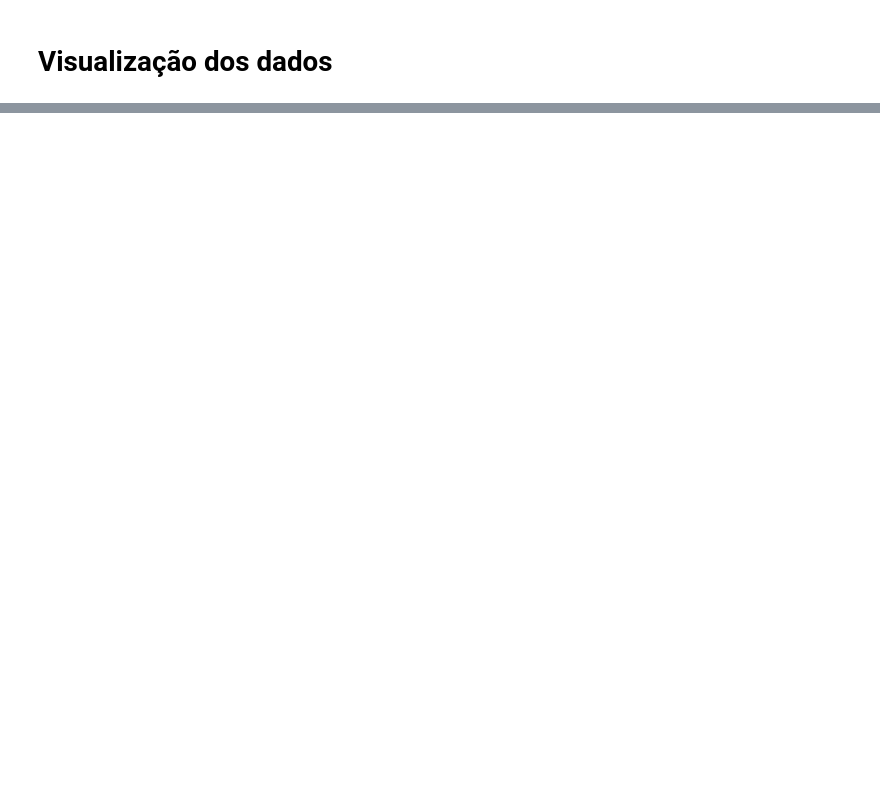
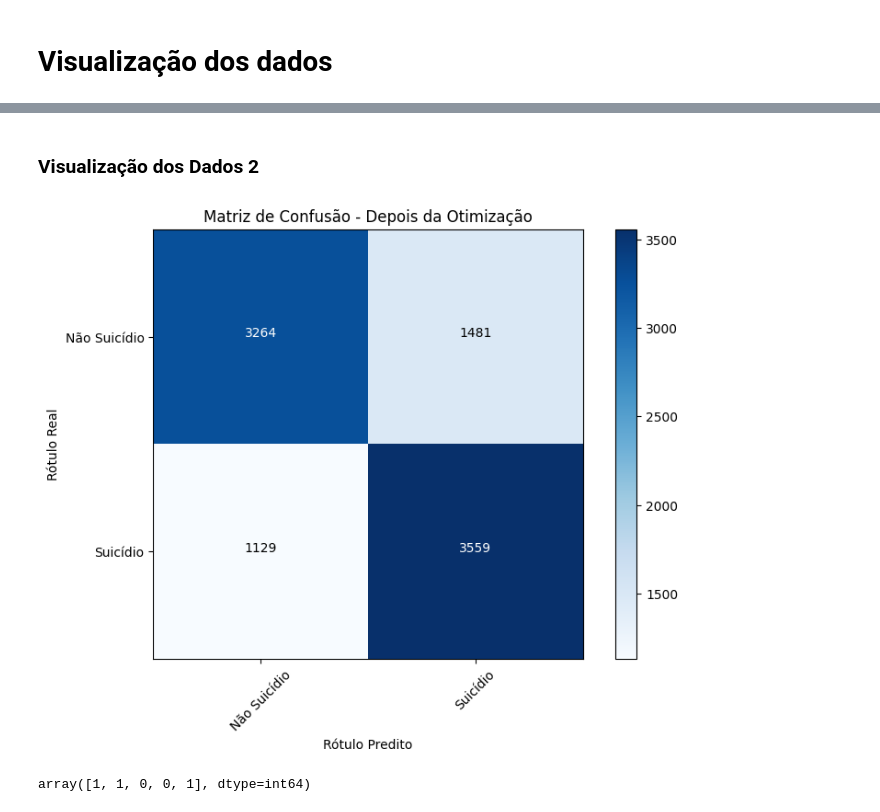
Before and after one commit to dougAlvs/apoio-a-vida, a Jupyter notebook: notebooks/random_forest.ipynb, the cells around one changed output, grey strips where cells are left out. Drawn from its saved outputs; the diff is of its cells as text; code cells hidden in the pictures; blank space fills up the shorter version.

Commit message:
feat: validação cruzada no Random Forest

```diff
--- a/notebooks/random_forest.ipynb
+++ b/notebooks/random_forest.ipynb
@@ -112,0 +135,5 @@ array([1, 1, 0, 0], dtype=int64)
+# %%
+param_grid = {
+    'n_estimators': [50, 100, 200],
+    'max_depth': [None, 10, 20]
+}
@@ -112,0 +144,8 @@ array([1, 1, 0, 0], dtype=int64)
+# %%
+grid_search = GridSearchCV(estimator=RandomForestClassifier(random_state=0),
+                           param_grid=param_grid,
+                           scoring='accuracy',
+                           cv=5,
+                           n_jobs=-1)
+
+grid_search.fit(X_train, y_train)
@@ -112,0 +163,7 @@ array([1, 1, 0, 0], dtype=int64)
+# %%
+best_model = grid_search.best_estimator_
+y_pred = best_model.predict(X_test)
+
+print("Melhores Parâmetros:", grid_search.best_params_)
+print("Relatório de Classificação:\n", classification_report(y_test, y_pred))
+print("Matriz de Confusão:\n", confusion_matrix(y_test, y_pred))
@@ -112,0 +185,53 @@ array([1, 1, 0, 0], dtype=int64)
+# %% [markdown]
+### Visualização dos Dados 2
+# %%
+# Calcular a matriz de confusão
+cm = confusion_matrix(y_test, y_pred)
+
+# Plotar a matriz de confusão
+plt.figure(figsize=(8, 6))
+plt.imshow(cm, interpolation='nearest', cmap=plt.cm.Blues)
+plt.title('Matriz de Confusão - Depois da Otimização')
+plt.colorbar()
+tick_marks = np.arange(len(['Não Suicídio', 'Suicídio']))
+plt.xticks(tick_marks, ['Não Suicídio', 'Suicídio'], rotation=45)
+plt.yticks(tick_marks, ['Não Suicídio', 'Suicídio'])
+plt.tight_layout()
+plt.ylabel('Rótulo Real')
+plt.xlabel('Rótulo Predito')
+
+# Adicionar os valores nas células da matriz
+thresh = cm.max() / 2.
+for i, j in itertools.product(range(cm.shape[0]), range(cm.shape[1])):
+    plt.text(j, i, format(cm[i, j], 'd'),
+             horizontalalignment="center",
+             color="white" if cm[i, j] > thresh else "black")
+
+plt.show()
+# %% [output]
+[figure, added]
+# %%
+# Adicionando mais exemplos de teste ao DataFrame
+teste = pd.DataFrame({
+    'ESC': [5, 5, 4, 4, 3],
+    'ESTCIV': [1, 1, 2, 2, 3],
+    'IDADE': [22, 21, 34, 34, 25],
+    'NATURAL': [53, 52, 29, 29, 35],
+    'OCUP': [-1, -1, 5132, 5132, 1200],
+    'RACACOR': [4, 1, 4, 4, 2],
+    'MASCULINO': [False, True, True, True, False],
+    'FEMININO': [True, False, False, False, True]
+})
+
+# Padronizando os dados
+columns = ['ESC', 'ESTCIV',  'OCUP', 'RACACOR']
+teste[columns] = std.fit_transform(teste[columns])
+
+# Obtendo os valores para previsão
+x = teste[['ESC', 'ESTCIV',  'NATURAL', 'OCUP', 'RACACOR', 'MASCULINO', 'FEMININO']].values
+
+# Fazendo previsões
+y_pred = best_model.predict(x)
+y_pred
+# %% [output]
+array([1, 1, 0, 0, 1], dtype=int64)
```
Also changed, not shown: parts of 15 cells of this notebook.
